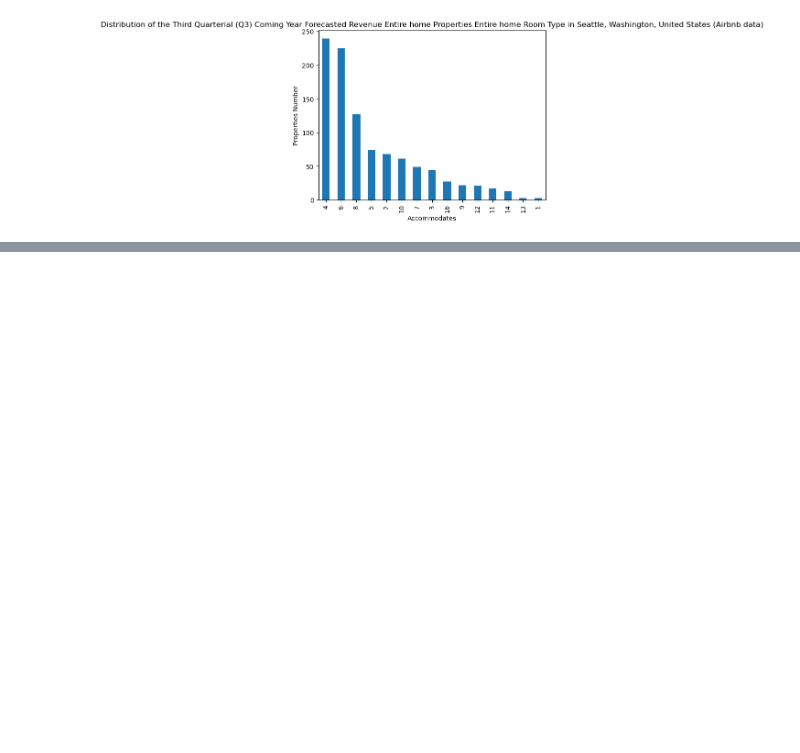
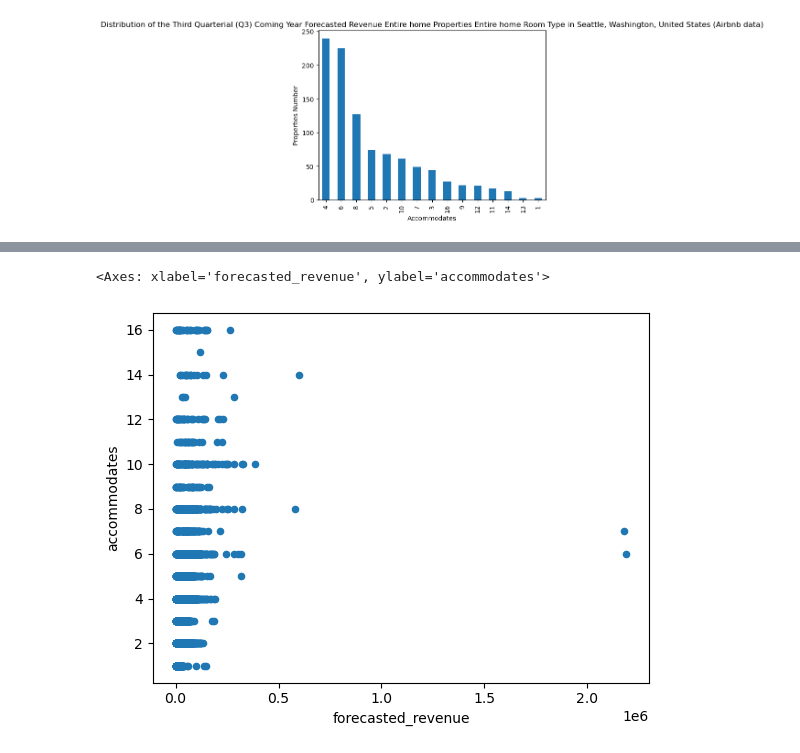
Before and after one commit to EyalVultz/Fianl-Project-Data-Analyst-Program-Hebrew-University-of-Jerusalem-Class-4-Group-2, a Jupyter notebook: Eyal Vultz - Final Project Data Analyst Program The Hebrew University of Jerusalem Class 4 Group 2.ipynb, the cells around one changed output, grey strips where cells are left out. Cells and saved outputs as stored; diff of their text form; code cells hidden in the pictures; blank space fills up the shorter version.

```diff
--- a/Eyal Vultz - Final Project Data Analyst Program The Hebrew University of Jerusalem Class 4 Group 2.ipynb
+++ b/Eyal Vultz - Final Project Data Analyst Program The Hebrew University of Jerusalem Class 4 Group 2.ipynb
@@ -184,3 +202,8 @@ listings_clean_missing_values_Washington_Q3_Entire_home_Entire_home_Neighbourhoo
+# %%
+listings_clean_missing_values_Washington.plot.scatter(y  = "accommodates", x = "forecasted_revenue")
+# %% [output]
+<Axes: xlabel='forecasted_revenue', ylabel='accommodates'>
+[figure, added]
 # %%
 # Conclusion:
 # The properties with the highest Forecasted Revenue in Washington, United States in the coming year, according to Airbnb
```
Also changed, not shown: parts of 5 cells of this notebook.
